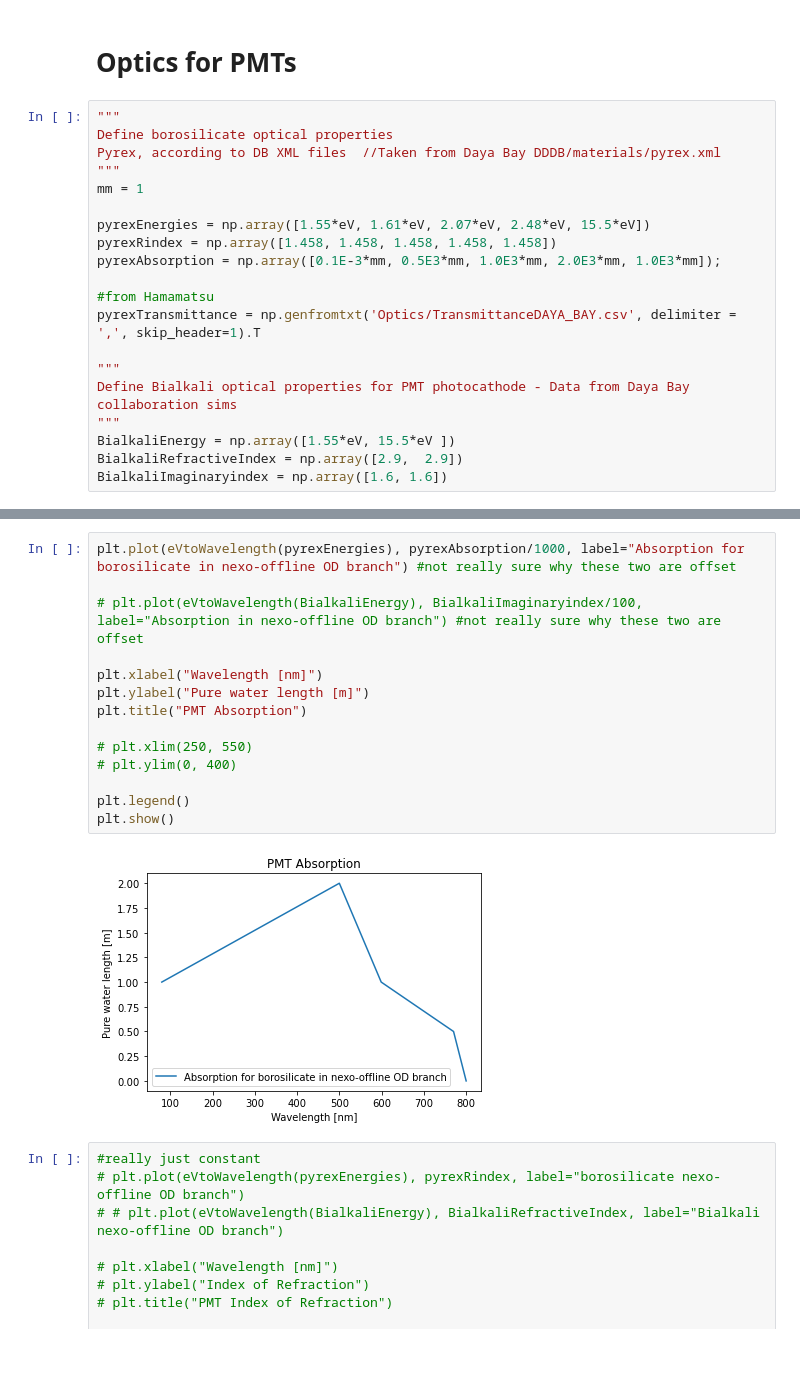
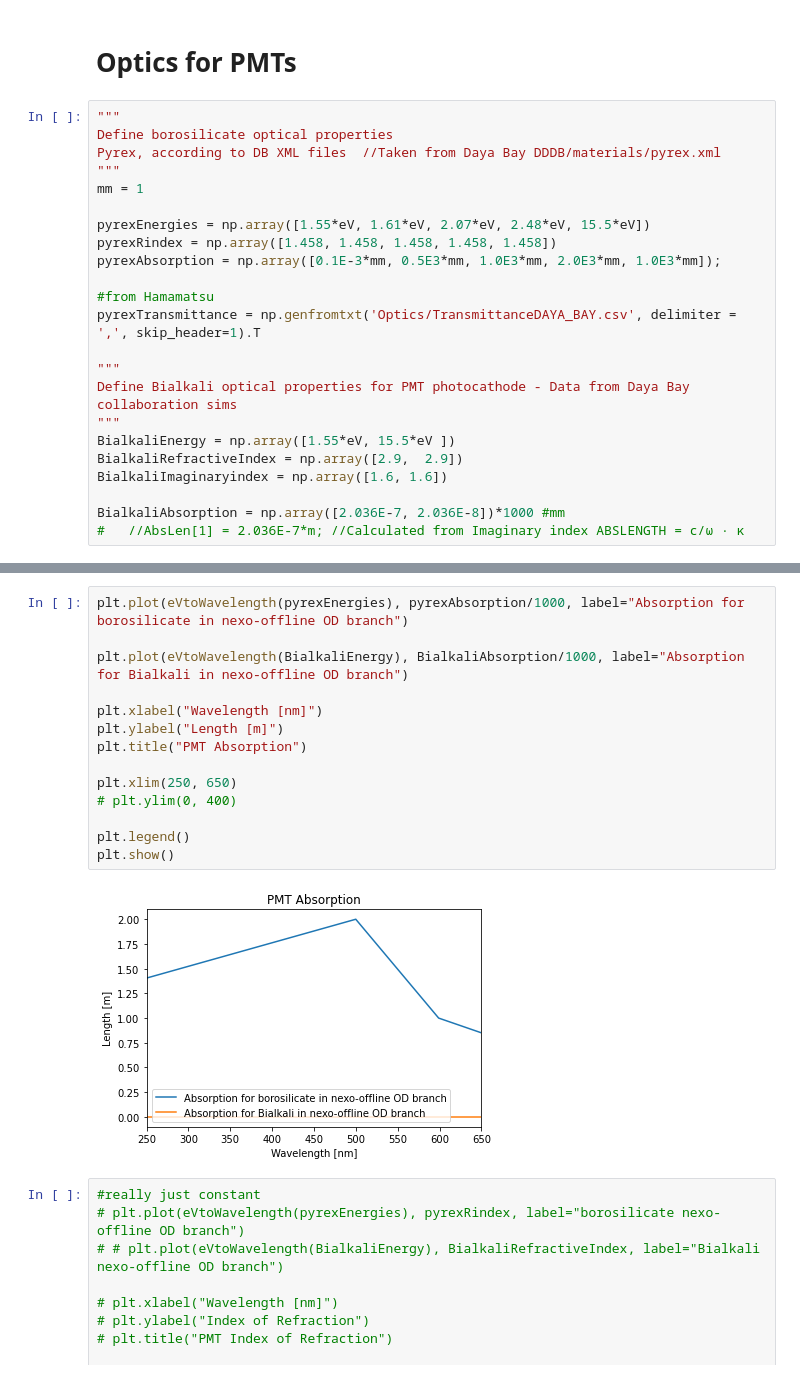
Before and after one commit to eklem1/OD_work, a Jupyter notebook: OpticsGraphs.ipynb, the cells around one changed output, grey strips where cells are left out. Cells and saved outputs as stored; diff of their text form.

```diff
--- a/OpticsGraphs.ipynb
+++ b/OpticsGraphs.ipynb
@@ -201,3 +201,6 @@ Define Bialkali optical properties for PMT photocathode - Data from Daya Bay col
 BialkaliEnergy = np.array([1.55*eV, 15.5*eV ])
 BialkaliRefractiveIndex = np.array([2.9,  2.9])
 BialkaliImaginaryindex = np.array([1.6, 1.6])
+
+BialkaliAbsorption = np.array([2.036E-7, 2.036E-8])*1000 #mm
+#   //AbsLen[1] = 2.036E-7*m; //Calculated from Imaginary index ABSLENGTH = c/ω · κ
@@ -204,19 +215,19 @@ BialkaliImaginaryindex = np.array([1.6, 1.6])
 # %%
-plt.plot(eVtoWavelength(pyrexEnergies), pyrexAbsorption/1000, label="Absorption for borosilicate in nexo-offline OD branch") #not really sure why these two are offset
+plt.plot(eVtoWavelength(pyrexEnergies), pyrexAbsorption/1000, label="Absorption for borosilicate in nexo-offline OD branch")
 
-# plt.plot(eVtoWavelength(BialkaliEnergy), BialkaliImaginaryindex/100, label="Absorption in nexo-offline OD branch") #not really sure why these two are offset
+plt.plot(eVtoWavelength(BialkaliEnergy), BialkaliAbsorption/1000, label="Absorption for Bialkali in nexo-offline OD branch")
 
 plt.xlabel("Wavelength [nm]")
-plt.ylabel("Pure water length [m]")
+plt.ylabel("Length [m]")
 plt.title("PMT Absorption")
 
-# plt.xlim(250, 550)
+plt.xlim(250, 650)
 # plt.ylim(0, 400)
 
 plt.legend()
 plt.show()
 # %% [output]
-[figure, old version]
+[figure, new version]
 # %%
 #really just constant
 # plt.plot(eVtoWavelength(pyrexEnergies), pyrexRindex, label="borosilicate nexo-offline OD branch")
```
Also changed, not shown: parts of 2 cells of this notebook, 1 other file.
